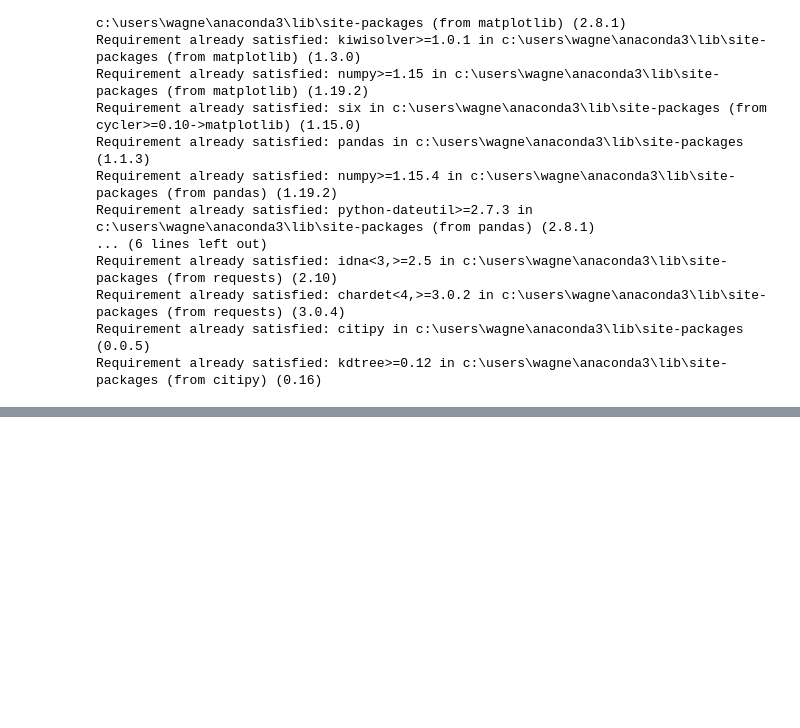
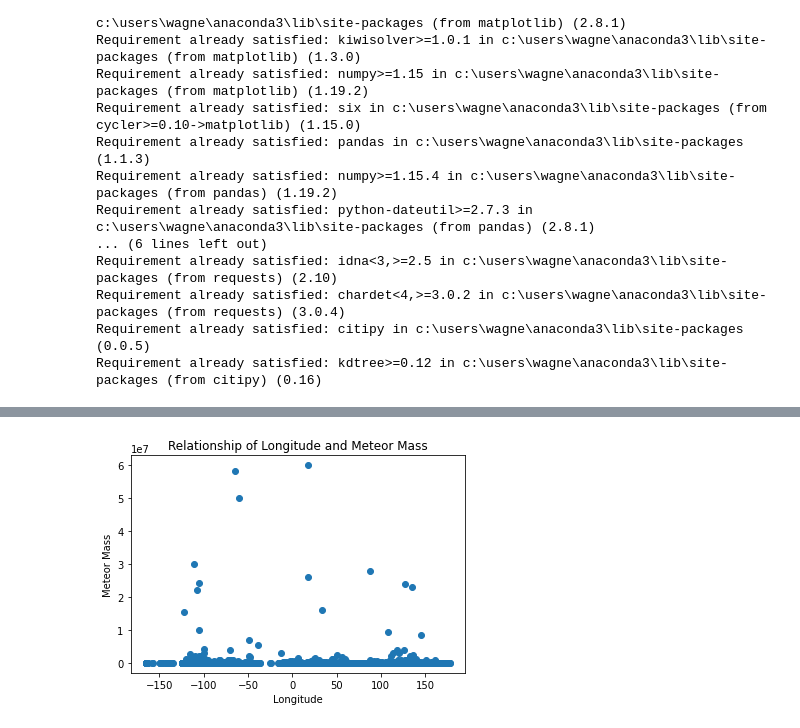
Before and after one commit to wagneree193/erin-obrien.github.io, a Jupyter notebook: Meteor.ipynb, the cells around one changed output, grey strips where cells are left out. Saved outputs shown, nothing was run; the diff lists cells and outputs as text; code cells hidden in the pictures; blank space fills up the shorter version.

```diff
--- a/Meteor.ipynb
+++ b/Meteor.ipynb
@@ -46,0 +72,9 @@ AttributeError: 'function' object has no attribute 'head'
+# %%
+plt.scatter(meteor_data['reclong'], meteor_data['mass'])
+plt.title('Relationship of Longitude and Meteor Mass')
+plt.xlabel('Longitude')
+plt.ylabel('Meteor Mass')
+
+plt.show()
+# %% [output]
+[figure, added]
```
Also changed, not shown: parts of 6 cells of this notebook.
